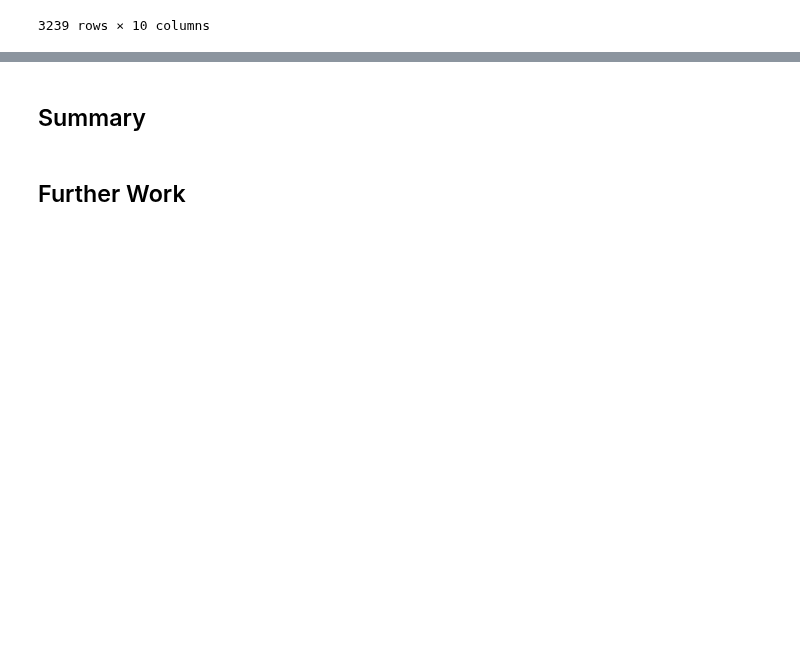
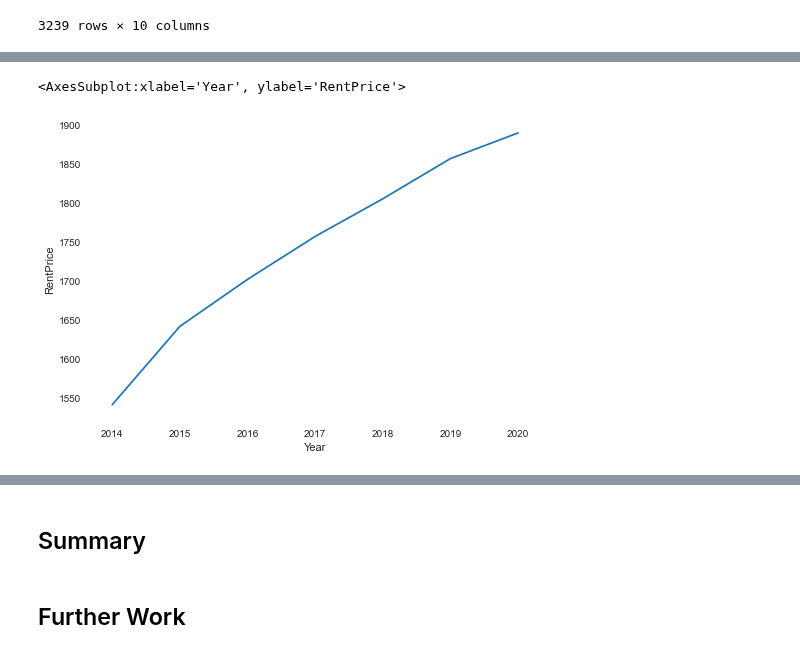
Before and after one commit to jjfrasca/Capstone_2, a Jupyter notebook: notebooks/4.4-jjf-modeling-PREDICTIONS-zipcodeVacancy_zillow_2019-2020.ipynb, the cells around one changed output, grey strips where cells are left out. Cells and saved outputs as stored; diff of their text form; code cells hidden in the pictures; blank space fills up the shorter version.

```diff
--- a/notebooks/4.4-jjf-modeling-PREDICTIONS-zipcodeVacancy_zillow_2019-2020.ipynb
+++ b/notebooks/4.4-jjf-modeling-PREDICTIONS-zipcodeVacancy_zillow_2019-2020.ipynb
@@ -280,0 +466,5 @@ state_groups.sort_values('Vacancy_Rate%', ascending=False)
+# %%
+#look at years grouped by avg vacancy rate
+year_groups = df14_20.groupby(['Year']).mean()
+year_groups.reset_index(inplace=True)
+year_groups
@@ -280,0 +480,9 @@ state_groups.sort_values('Vacancy_Rate%', ascending=False)
+# %%
+#drop columns not of interest when looking at average per year
+year_groups.drop(['Zipcode', 'SizeRank'], axis=1, inplace=True)
+# %%
+#plot average rent price per year
+sns.lineplot(data=year_groups, x="Year", y="RentPrice")
+# %% [output]
+<AxesSubplot:xlabel='Year', ylabel='RentPrice'>
+[figure, added]
```
Also changed, not shown: parts of 46 cells of this notebook.
